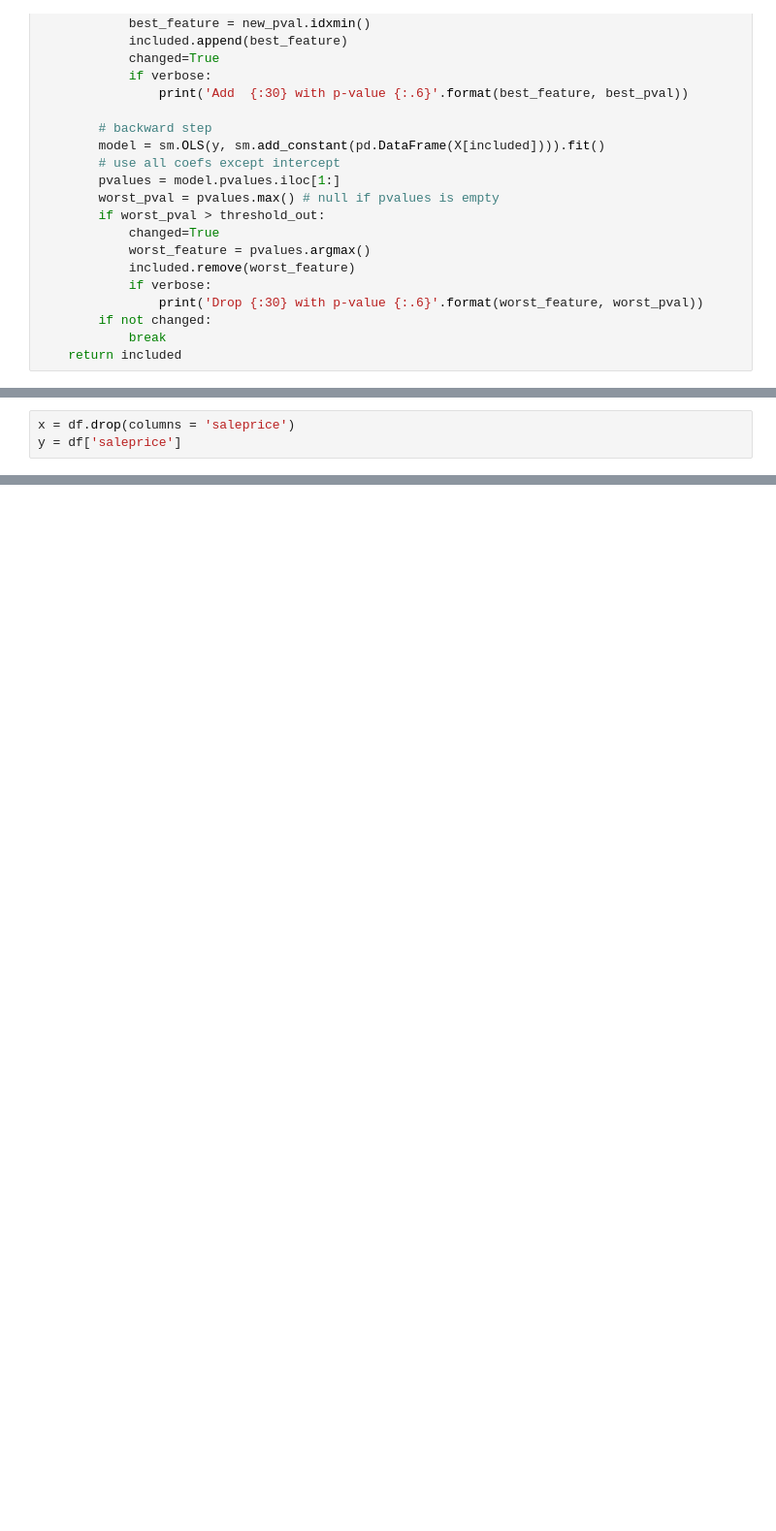
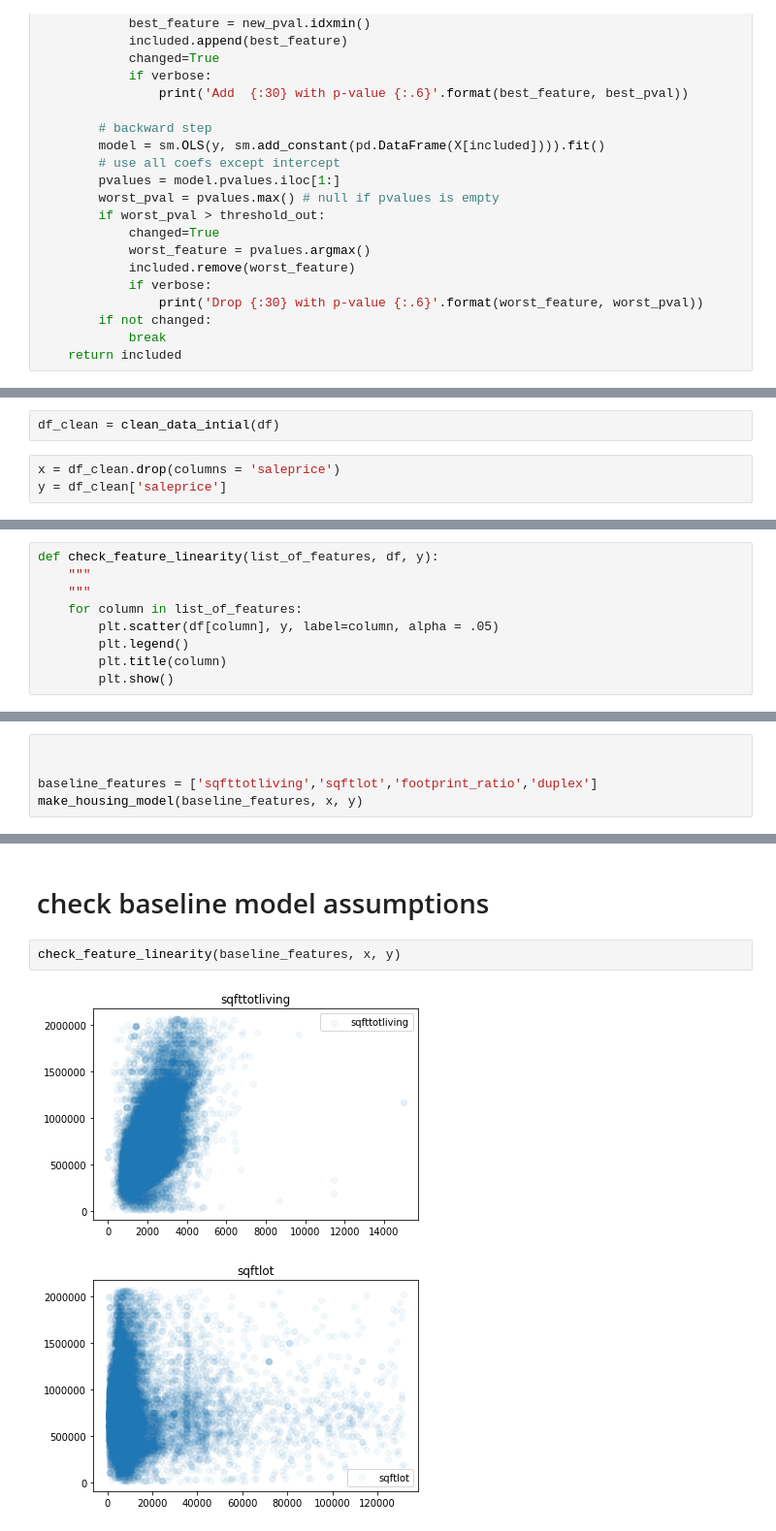
Before and after one commit to aabrahamson3/king-county-housing, a Jupyter notebook: bb_jn.ipynb, the cells around one changed output, grey strips where cells are left out. Shown at 97% size. Cells and saved outputs as stored; diff of their text form; blank space fills up the shorter version.

Commit message:
adds functions for assumption validation

```diff
--- a/bb_jn.ipynb
+++ b/bb_jn.ipynb
@@ -193,3 +185,5 @@ See the caveats in the documentation: http://pandas.pydata.org/pandas-docs/stabl
+# %%
+df_clean = clean_data_intial(df)
 # %%
-x = df.drop(columns = 'saleprice')
-y = df['saleprice']
+x = df_clean.drop(columns = 'saleprice')
+y = df_clean['saleprice']
@@ -242,0 +243,9 @@ Drop fpadditional                   with p-value 0.0547733
+# %%
+def check_feature_linearity(list_of_features, df, y):
+    """
+    """
+    for column in list_of_features:
+        plt.scatter(df[column], y, label=column, alpha = .05)
+        plt.legend()
+        plt.title(column)
+        plt.show()
@@ -242,0 +293,5 @@ Drop fpadditional                   with p-value 0.0547733
+# %%
+
+
+baseline_features = ['sqfttotliving','sqftlot','footprint_ratio','duplex']
+make_housing_model(baseline_features, x, y)
@@ -242,0 +323,7 @@ Drop fpadditional                   with p-value 0.0547733
+# %% [markdown]
+# check baseline model assumptions
+# %%
+check_feature_linearity(baseline_features, x, y)
+# %% [output]
+[figure, added]
+[figure, added]
```
Also changed, not shown: parts of 18 cells of this notebook.
